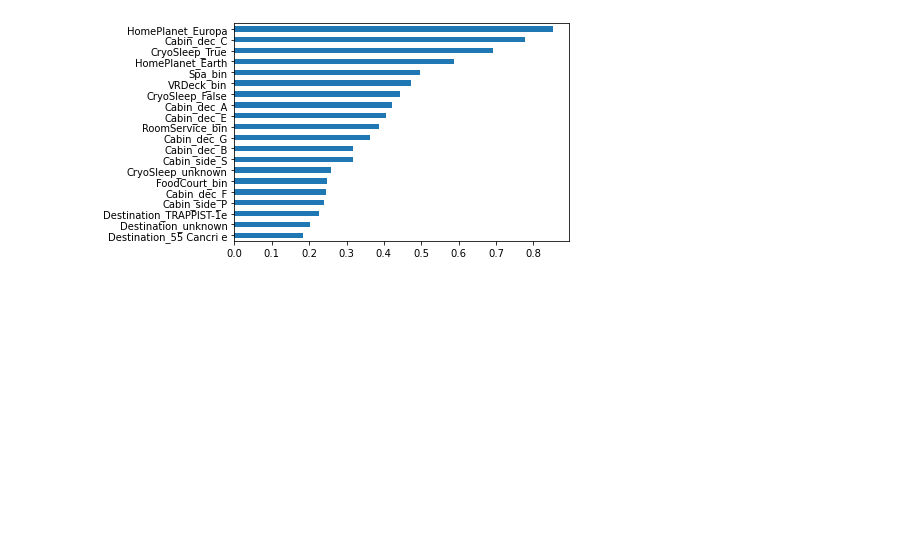
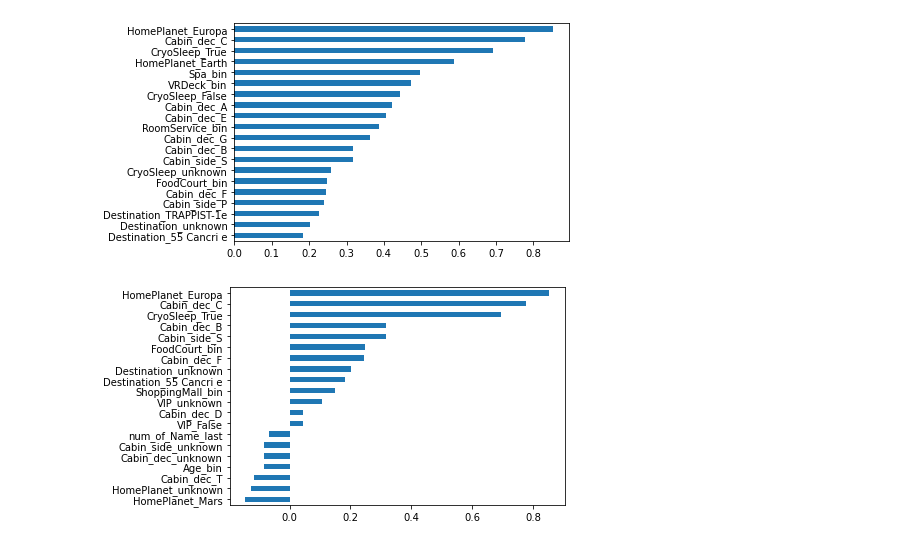
Before and after one commit to johnwslee/Spaceship_Titanic, a Jupyter notebook: spaceship_titanic.ipynb, the cells around one changed output. Saved outputs shown, nothing was run; the diff lists cells and outputs as text; code cells hidden in the pictures; blank space fills up the shorter version.

```diff
--- a/spaceship_titanic.ipynb
+++ b/spaceship_titanic.ipynb
@@ -784,3 +784,9 @@ top20_lr.plot.barh().invert_yaxis()
 plt.show();
 # %% [output]
 [figure]
+# %%
+top20_lr = pd.Series((pipe_lr.named_steps["logisticregression"].coef_.flatten()), columns).sort_values(ascending=False).head(20)
+top20_lr.plot.barh().invert_yaxis()
+plt.show();
+# %% [output]
+[figure, added]
```
